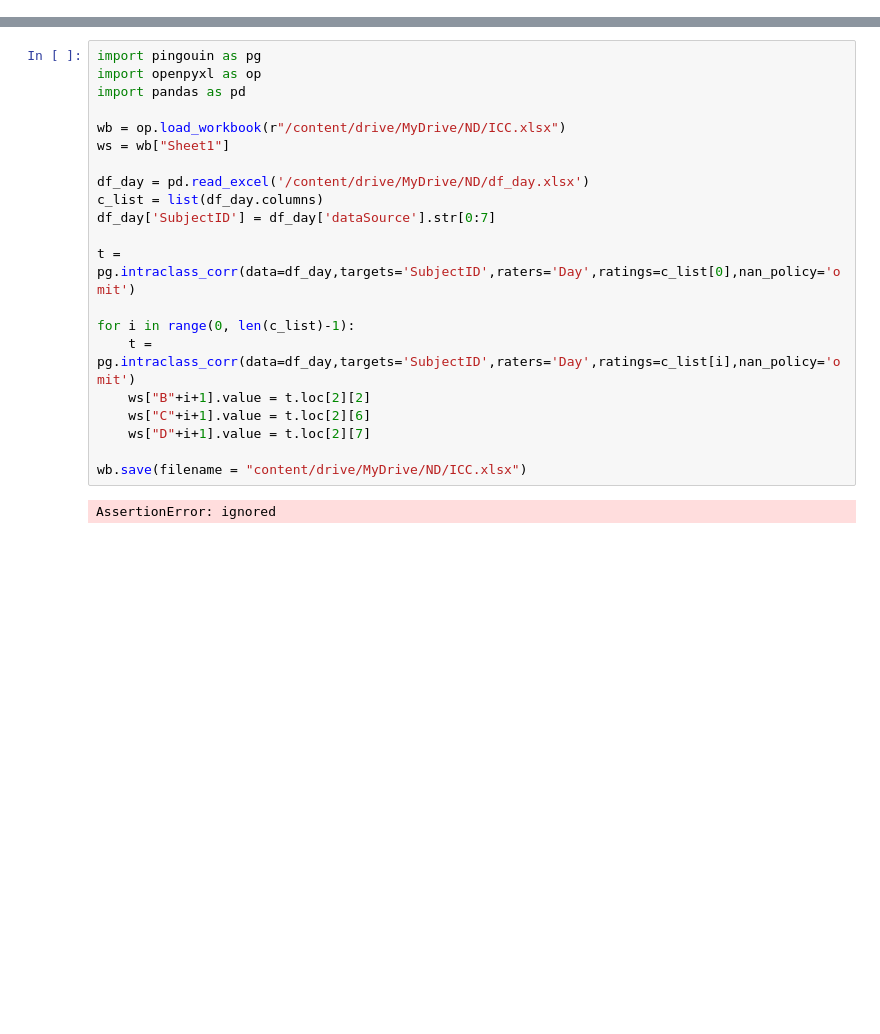
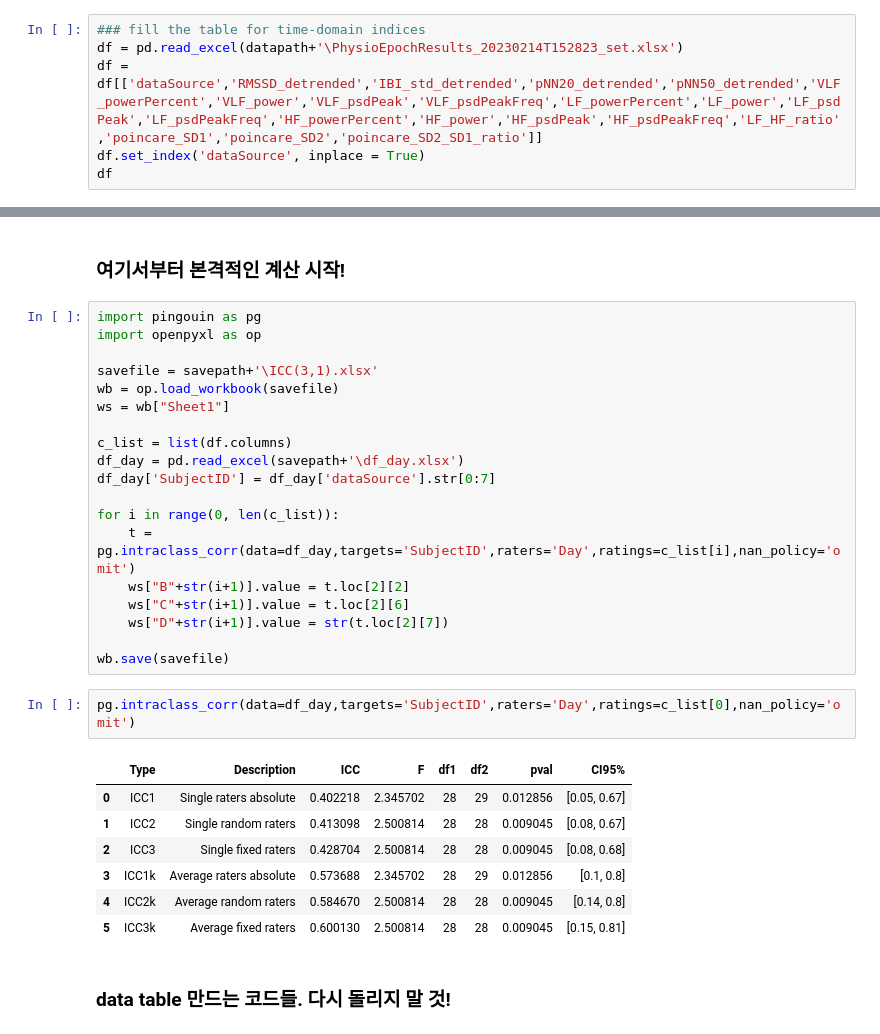
Before and after one commit to daonly/personal, a Jupyter notebook: ND_HRV_ICC.ipynb, the cells around one changed output, grey strips where cells are left out. Drawn from its saved outputs; the diff is of its cells as text; blank space fills up the shorter version.

```diff
--- a/ND_HRV_ICC.ipynb
+++ b/ND_HRV_ICC.ipynb
@@ -27,0 +40,6 @@ Mounted at /content/drive
+# %%
+### fill the table for time-domain indices
+df = pd.read_excel(datapath+'\PhysioEpochResults_20230214T152823_set.xlsx')
+df = df[['dataSource','RMSSD_detrended','IBI_std_detrended','pNN20_detrended','pNN50_detrended','VLF_powerPercent','VLF_power','VLF_psdPeak','VLF_psdPeakFreq','LF_powerPercent','LF_power','LF_psdPeak','LF_psdPeakFreq','HF_powerPercent','HF_power','HF_psdPeak','HF_psdPeakFreq','LF_HF_ratio','poincare_SD1','poincare_SD2','poincare_SD2_SD1_ratio']]
+df.set_index('dataSource', inplace = True)
+df
@@ -28,23 +61,33 @@ Mounted at /content/drive
+# %% [markdown]
+### 여기서부터 본격적인 계산 시작!
 # %%
 import pingouin as pg
 import openpyxl as op
-import pandas as pd
 
-wb = op.load_workbook(r"/content/drive/MyDrive/ND/ICC.xlsx")
+savefile = savepath+'\ICC(3,1).xlsx'
+wb = op.load_workbook(savefile)
 ws = wb["Sheet1"]
 
-df_day = pd.read_excel('/content/drive/MyDrive/ND/df_day.xlsx')
-c_list = list(df_day.columns)
+c_list = list(df.columns)
+df_day = pd.read_excel(savepath+'\df_day.xlsx')
 df_day['SubjectID'] = df_day['dataSource'].str[0:7]
 
-t = pg.intraclass_corr(data=df_day,targets='SubjectID',raters='Day',ratings=c_list[0],nan_policy='omit')
+for i in range(0, len(c_list)):
+    t = pg.intraclass_corr(data=df_day,targets='SubjectID',raters='Day',ratings=c_list[i],nan_policy='omit')
+    ws["B"+str(i+1)].value = t.loc[2][2]
+    ws["C"+str(i+1)].value = t.loc[2][6]
+    ws["D"+str(i+1)].value = str(t.loc[2][7])
 
-for i in range(0, len(c_list)-1):
-    t = pg.intraclass_corr(data=df_day,targets='SubjectID',raters='Day',ratings=c_list[i],nan_policy='omit')
-    ws["B"+i+1].value = t.loc[2][2]
-    ws["C"+i+1].value = t.loc[2][6]
-    ws["D"+i+1].value = t.loc[2][7]
-
-wb.save(filename = "content/drive/MyDrive/ND/ICC.xlsx")
+wb.save(savefile)
-# %% [output]
-AssertionError: ignored
+# %%
+pg.intraclass_corr(data=df_day,targets='SubjectID',raters='Day',ratings=c_list[0],nan_policy='omit')
+# %% [output]
+|  | Type | Description | ICC | F | df1 | df2 | pval | CI95% |
+| 0 | ICC1 | Single raters absolute | 0.402218 | 2.345702 | 28 | 29 | 0.012856 | [0.05, 0.67] |
+| 1 | ICC2 | Single random raters | 0.413098 | 2.500814 | 28 | 28 | 0.009045 | [0.08, 0.67] |
+| 2 | ICC3 | Single fixed raters | 0.428704 | 2.500814 | 28 | 28 | 0.009045 | [0.08, 0.68] |
+| 3 | ICC1k | Average raters absolute | 0.573688 | 2.345702 | 28 | 29 | 0.012856 | [0.1, 0.8] |
+| 4 | ICC2k | Average random raters | 0.584670 | 2.500814 | 28 | 28 | 0.009045 | [0.14, 0.8] |
+| 5 | ICC3k | Average fixed raters | 0.600130 | 2.500814 | 28 | 28 | 0.009045 | [0.15, 0.81] |
+# %% [markdown]
+### data table 만드는 코드들. 다시 돌리지 말 것!
```
Also changed, not shown: parts of 8 cells of this notebook.
